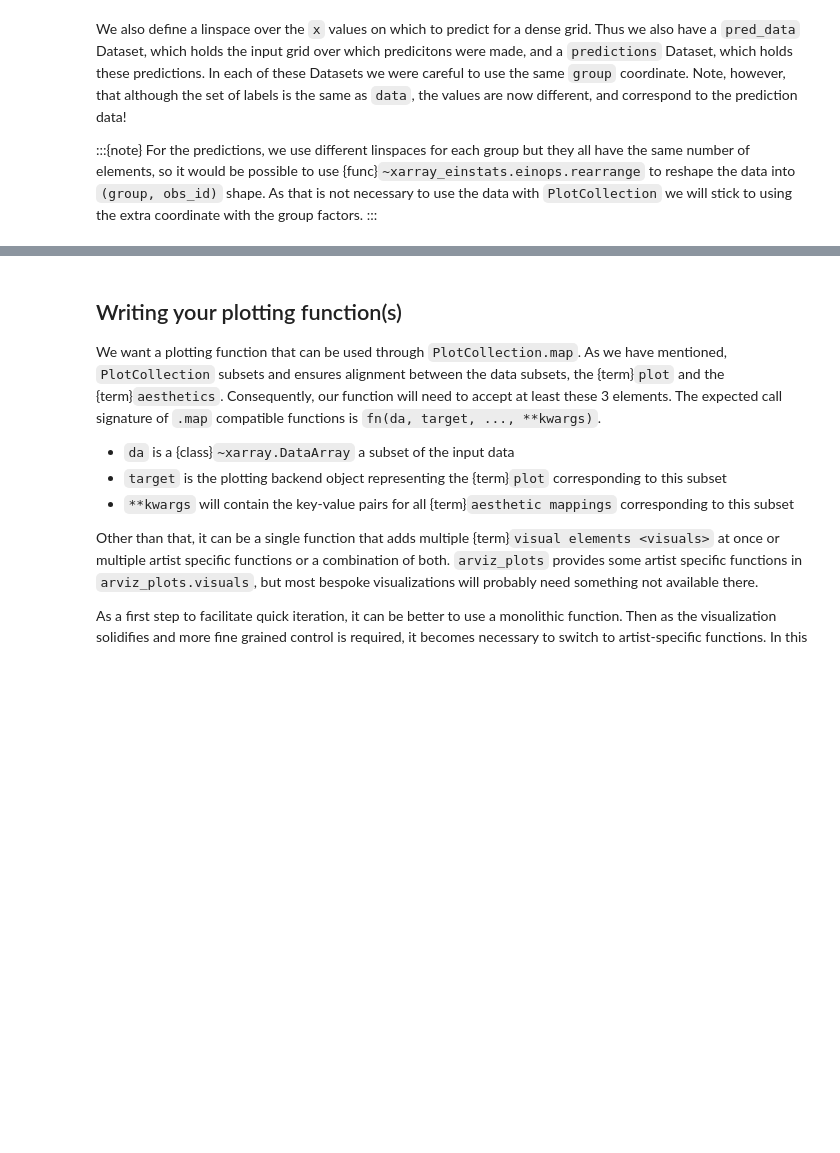
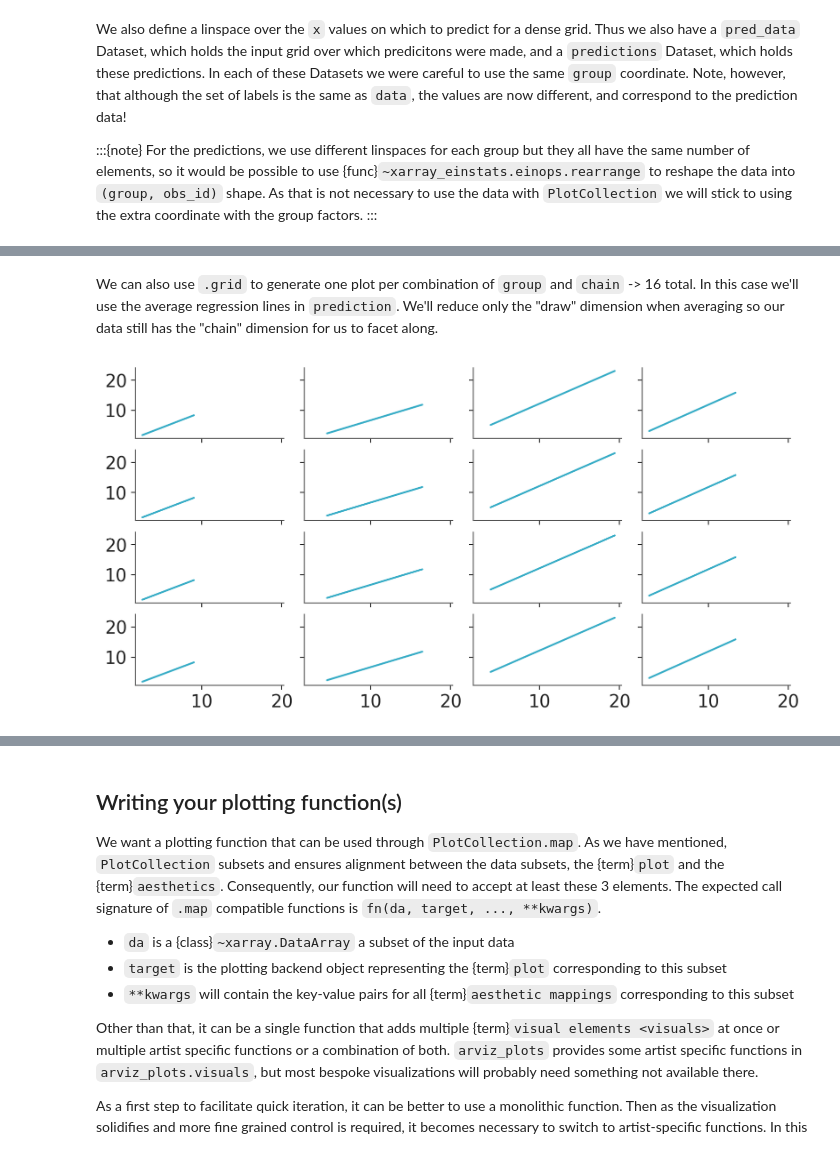
Before and after one commit to arviz-devs/arviz-plots, a Jupyter notebook: docs/source/tutorials/compose_own_plot.ipynb, the cells around one changed output, grey strips where cells are left out. Cells and saved outputs as stored; diff of their text form; code cells hidden in the pictures; blank space fills up the shorter version.

```diff
--- a/docs/source/tutorials/compose_own_plot.ipynb
+++ b/docs/source/tutorials/compose_own_plot.ipynb
@@ -164,0 +196,12 @@ Attributes:
+# %% [markdown]
+We can also use `.grid` to generate one plot per combination of `group` and `chain` -> 16 total. In this case we'll use the average regression lines in `prediction`. We'll reduce only the "draw" dimension when averaging so our data still has the "chain" dimension for us to facet along.
+# %%
+pc = azp.PlotCollection.grid(
+    predictions.mean("draw"),
+    cols=["group"],
+    rows=["chain"],
+    figure_kwargs={"sharex": True, "sharey": True, "figsize": (8, 4)}
+)
+pc.map(azp.visuals.line_xy, x=pred_data["x"])
+# %% [output]
+[figure, new version]
```
Also changed, not shown: parts of 44 cells of this notebook.
